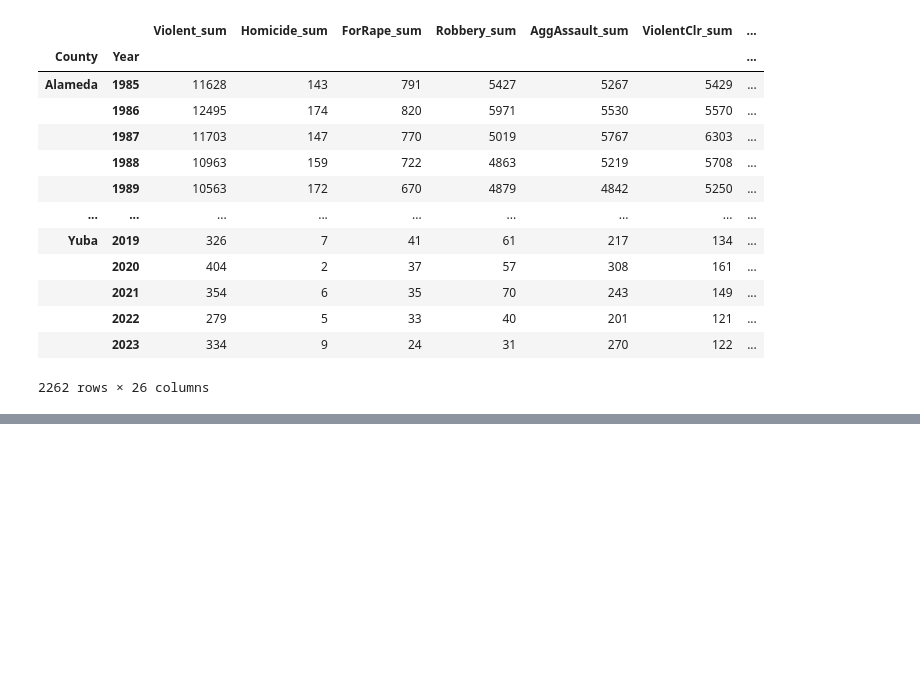
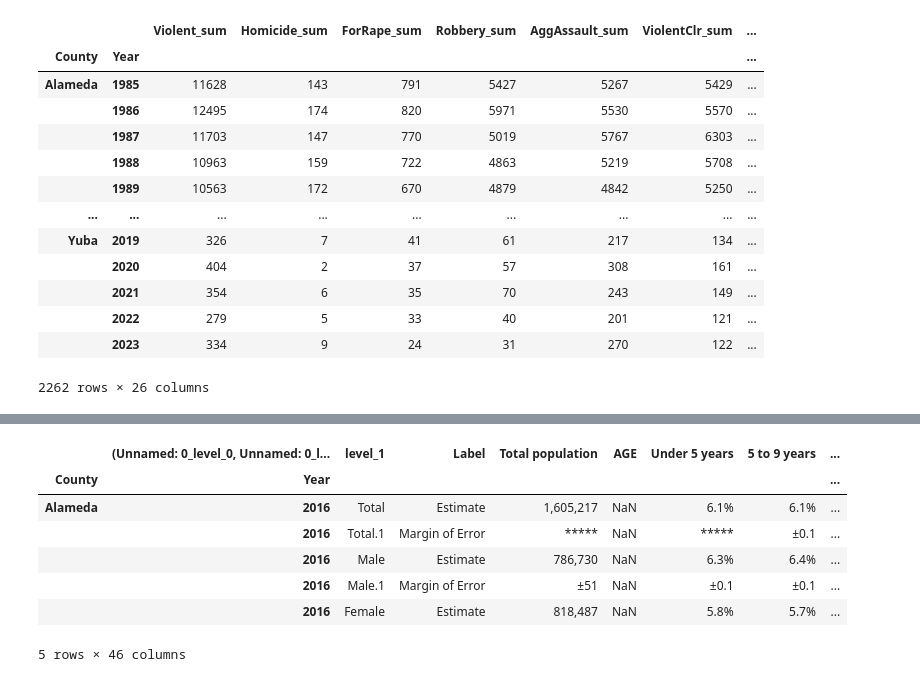
Before and after one commit to git-loa/CrimePatternsProject, a Jupyter notebook: data-exploration/data_engineering.ipynb, the cells around one changed output, grey strips where cells are left out. Saved outputs shown, nothing was run; the diff lists cells and outputs as text; code cells hidden in the pictures; blank space fills up the shorter version.

Commit message:
Added folders Age, Extra-HI. Modified the da_engineering notebook. Worked on Age and Health Insurance.

```diff
--- a/data-exploration/data_engineering.ipynb
+++ b/data-exploration/data_engineering.ipynb
@@ -372,3 +386,19 @@ poverty_rate_df.head()
 # Work on health Insurance
 # %%
 health_insurance_df = pd.read_excel("../data/Health_Insurance_2010_to_2023.xlsx")
+# %%
+extra_hi = "../data/Extra-HI/Extra"
+
+hi_dfs = {}
+
+for filename in os.listdir(extra_hi):
+    # print(filename)
+    file_path = os.path.join(extra_hi, filename)
+    raw_data = pd.read_excel(file_path, sheet_name="Data", header=[0, 1])
+    trans = raw_data.T
+    trans.columns = trans.iloc[0]
+    trans = trans[1:]
+    year = filename.strip("HI_, .xlsx")
+    trans["Year"] = year
+    # tranpose.set_index(["County", "Year"], inplace=True)
+    hi_dfs[year] = trans.reset_index()
@@ -484,0 +590,12 @@ crime_data_df
+# %%
+combined_age_dfs = pd.concat(age_dfs.values(), axis=0)
+combined_age_dfs.head()
+# %% [output]
+|  | (Unnamed: 0_level_0, Unnamed: 0_l... | level_1 | Label | Total population | AGE | Under 5 years | 5 to 9 years | ... |
+| County | Year |  |  |  |  |  |  | ... |
+| Alameda | 2016 | Total | Estimate | 1,605,217 | NaN | 6.1% | 6.1% | ... |
+|  | 2016 | Total.1 | Margin of Error | ***** | NaN | ***** | ±0.1 | ... |
+|  | 2016 | Male | Estimate | 786,730 | NaN | 6.3% | 6.4% | ... |
+|  | 2016 | Male.1 | Margin of Error | ±51 | NaN | ±0.1 | ±0.1 | ... |
+|  | 2016 | Female | Estimate | 818,487 | NaN | 5.8% | 5.7% | ... |
+5 rows × 46 columns
```
Also changed, not shown: parts of 26 cells of this notebook, 28 other files.
